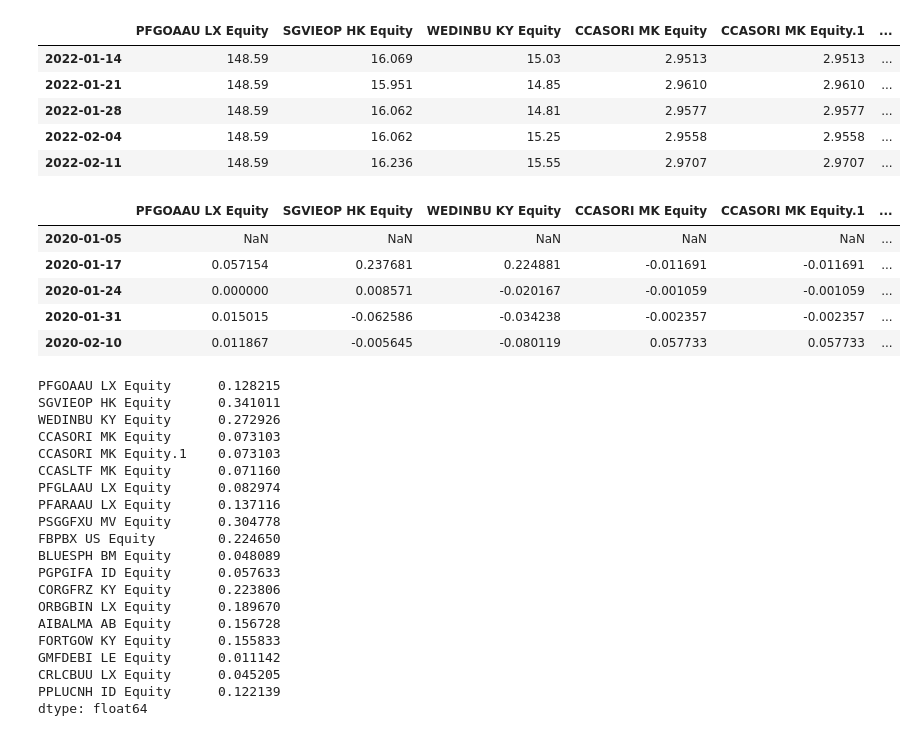
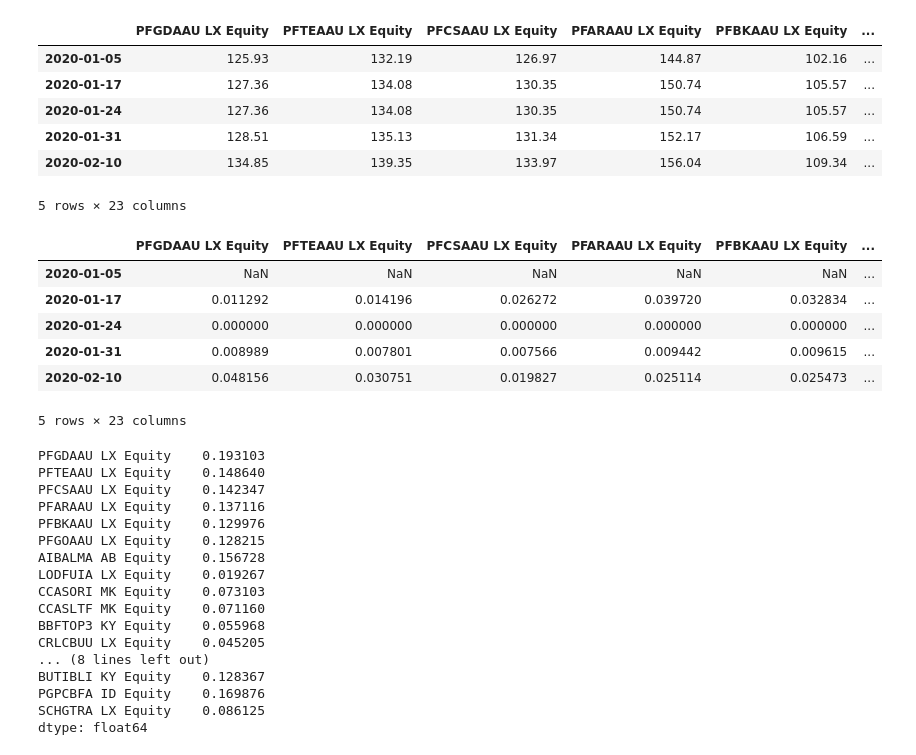
Before and after one commit to shahzebkayani/Portfolio-Optimization, a Jupyter notebook: Assesment .ipynb, the cells around one changed output. Saved outputs shown, nothing was run; the diff lists cells and outputs as text; code cells hidden in the pictures.

```diff
--- a/Assesment .ipynb
+++ b/Assesment .ipynb
@@ -7,55 +7,54 @@ import datetime
 import matplotlib.pyplot as plt
 import seaborn as sb
 # %%
-Data = pd.read_csv('Top 19 funds.csv')
+Data = pd.read_csv('Top23.csv')
 Data.reset_index(drop=True, inplace=True)
 Data=pd.DataFrame(Data)
 datetime_series = pd.to_datetime(Data['Date'])
 datetime_index = pd.DatetimeIndex(datetime_series.values)
 Data=Data.set_index(datetime_index)
 Data.drop('Date',axis=1,inplace=True)
-Data.tail()
+Data.head()
 # %% [output]
-|  | PFGOAAU LX Equity | SGVIEOP HK Equity | WEDINBU KY Equity | CCASORI MK Equity | CCASORI MK Equity.1 | ... |
-| 2022-01-14 | 148.59 | 16.069 | 15.03 | 2.9513 | 2.9513 | ... |
-| 2022-01-21 | 148.59 | 15.951 | 14.85 | 2.9610 | 2.9610 | ... |
-| 2022-01-28 | 148.59 | 16.062 | 14.81 | 2.9577 | 2.9577 | ... |
-| 2022-02-04 | 148.59 | 16.062 | 15.25 | 2.9558 | 2.9558 | ... |
-| 2022-02-11 | 148.59 | 16.236 | 15.55 | 2.9707 | 2.9707 | ... |
+|  | PFGDAAU LX Equity | PFTEAAU LX Equity | PFCSAAU LX Equity | PFARAAU LX Equity | PFBKAAU LX Equity | ... |
+| 2020-01-05 | 125.93 | 132.19 | 126.97 | 144.87 | 102.16 | ... |
+| 2020-01-17 | 127.36 | 134.08 | 130.35 | 150.74 | 105.57 | ... |
+| 2020-01-24 | 127.36 | 134.08 | 130.35 | 150.74 | 105.57 | ... |
+| 2020-01-31 | 128.51 | 135.13 | 131.34 | 152.17 | 106.59 | ... |
+| 2020-02-10 | 134.85 | 139.35 | 133.97 | 156.04 | 109.34 | ... |
+5 rows × 23 columns
 # %%
 # Log of percentage change of all stocks in the list
 Ret= Data.pct_change().apply(lambda x: np.log(1+x)) # CONVERT TO RETURN
 Ret.head()
 # %% [output]
-|  | PFGOAAU LX Equity | SGVIEOP HK Equity | WEDINBU KY Equity | CCASORI MK Equity | CCASORI MK Equity.1 | ... |
+|  | PFGDAAU LX Equity | PFTEAAU LX Equity | PFCSAAU LX Equity | PFARAAU LX Equity | PFBKAAU LX Equity | ... |
 | 2020-01-05 | NaN | NaN | NaN | NaN | NaN | ... |
-| 2020-01-17 | 0.057154 | 0.237681 | 0.224881 | -0.011691 | -0.011691 | ... |
-| 2020-01-24 | 0.000000 | 0.008571 | -0.020167 | -0.001059 | -0.001059 | ... |
-| 2020-01-31 | 0.015015 | -0.062586 | -0.034238 | -0.002357 | -0.002357 | ... |
-| 2020-02-10 | 0.011867 | -0.005645 | -0.080119 | 0.057733 | 0.057733 | ... |
+| 2020-01-17 | 0.011292 | 0.014196 | 0.026272 | 0.039720 | 0.032834 | ... |
+| 2020-01-24 | 0.000000 | 0.000000 | 0.000000 | 0.000000 | 0.000000 | ... |
+| 2020-01-31 | 0.008989 | 0.007801 | 0.007566 | 0.009442 | 0.009615 | ... |
+| 2020-02-10 | 0.048156 | 0.030751 | 0.019827 | 0.025114 | 0.025473 | ... |
+5 rows × 23 columns
 # %%
 Ann_Ret = Ret.mean()*52
 print (Ann_Ret)
 # %% [output]
-PFGOAAU LX Equity      0.128215
-SGVIEOP HK Equity      0.341011
-WEDINBU KY Equity      0.272926
-CCASORI MK Equity      0.073103
-CCASORI MK Equity.1    0.073103
-CCASLTF MK Equity      0.071160
-PFGLAAU LX Equity      0.082974
-PFARAAU LX Equity      0.137116
-PSGGFXU MV Equity      0.304778
-FBPBX US Equity        0.224650
-BLUESPH BM Equity      0.048089
-PGPGIFA ID Equity      0.057633
-CORGFRZ KY Equity      0.223806
-ORBGBIN LX Equity      0.189670
-AIBALMA AB Equity      0.156728
-FORTGOW KY Equity      0.155833
-GMFDEBI LE Equity      0.011142
-CRLCBUU LX Equity      0.045205
-PPLUCNH ID Equity      0.122139
+PFGDAAU LX Equity    0.193103
+PFTEAAU LX Equity    0.148640
+PFCSAAU LX Equity    0.142347
+PFARAAU LX Equity    0.137116
+PFBKAAU LX Equity    0.129976
+PFGOAAU LX Equity    0.128215
+AIBALMA AB Equity    0.156728
+LODFUIA LX Equity    0.019267
+CCASORI MK Equity    0.073103
+CCASLTF MK Equity    0.071160
+BBFTOP3 KY Equity    0.055968
+CRLCBUU LX Equity    0.045205
+... (8 lines left out)
+BUTIBLI KY Equity    0.128367
+PGPCBFA ID Equity    0.169876
+SCHGTRA LX Equity    0.086125
 dtype: float64
 # %%
 Ann_Risk=Data.pct_change().apply(lambda x: np.log(1+x)).std().apply(lambda x: x*np.sqrt(52))
```
Also changed, not shown: parts of 19 cells of this notebook, 1 other file.
